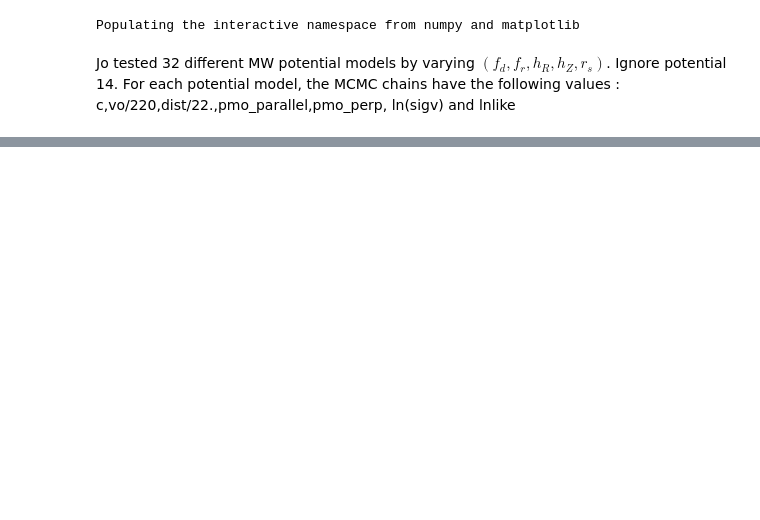
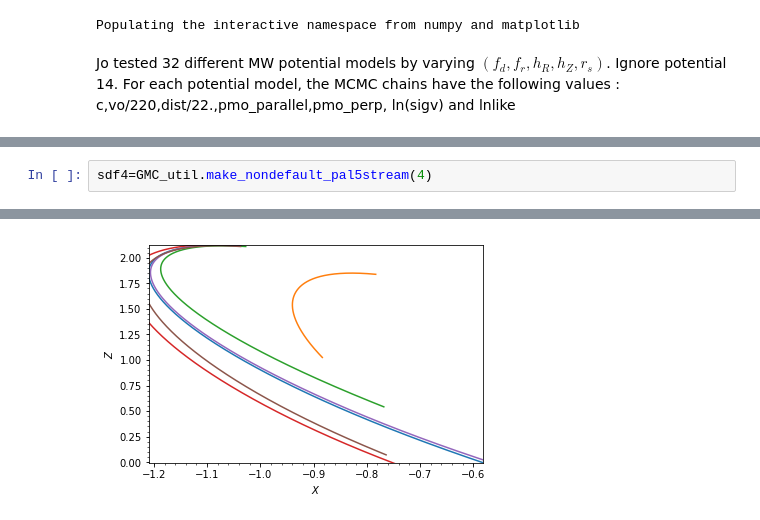
Before and after one commit to nbanik/Baryonic-effects-on-Pal5, a Jupyter notebook: orbitfit_Pal5.ipynb, the cells around one changed output, grey strips where cells are left out. Saved outputs shown, nothing was run; the diff lists cells and outputs as text; blank space fills up the shorter version.

```diff
--- a/orbitfit_Pal5.ipynb
+++ b/orbitfit_Pal5.ipynb
@@ -138,0 +258,3 @@ plt.show()
+# %%
+sdf4=GMC_util.make_nondefault_pal5stream(4)
+# %% [output]
@@ -138,0 +265 @@ plt.show()
+[figure, added]
```
Also changed, not shown: parts of 11 cells of this notebook, 3 other files.
